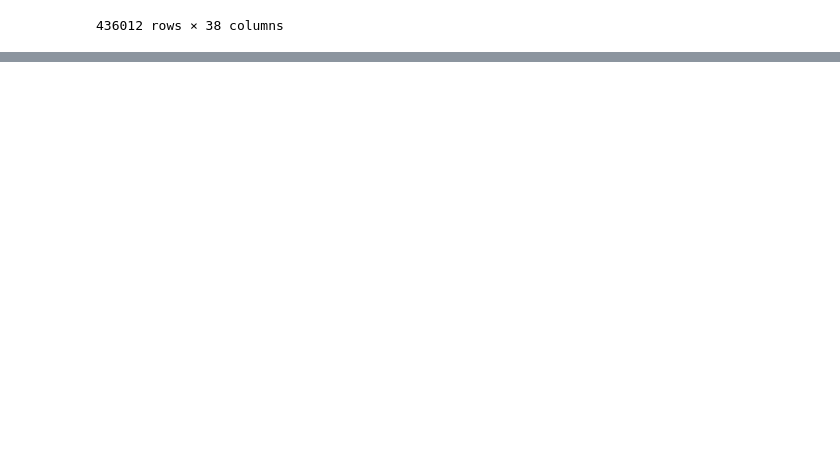
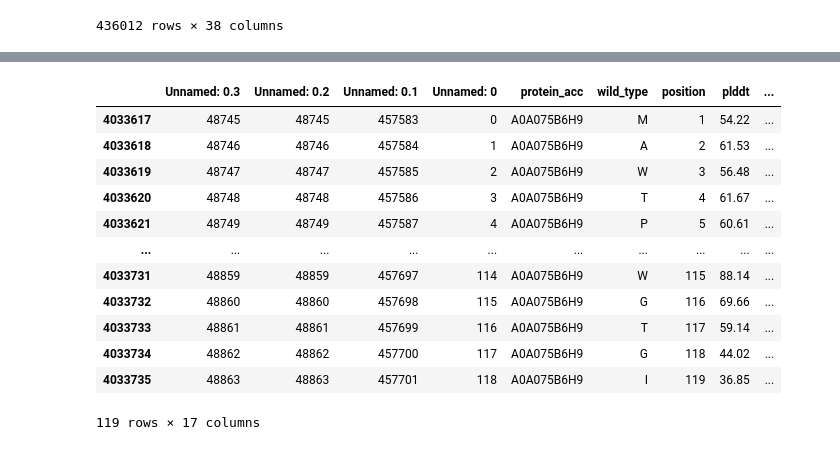
Before and after one commit to PhenoMeters/pheno_analysis, a Jupyter notebook: merge_results.ipynb, the cells around one changed output, grey strips where cells are left out. Cells and saved outputs as stored; diff of their text form; code cells hidden in the pictures; blank space fills up the shorter version.

```diff
--- a/merge_results.ipynb
+++ b/merge_results.ipynb
@@ -197,0 +375,18 @@ merged_interface_pocket_stability.to_csv("/qfs/projects/proteometer/pheno_analys
+# %%
+pockets_example = pd.read_csv("/rcfs/projects/proteometer/human_proteome_precaculated/pockets_precaculated.csv")
+pockets_example = pockets_example[pockets_example['protein_acc'] == "A0A075B6H9"]
+pockets_example
+# %% [output]
+|  | Unnamed: 0.3 | Unnamed: 0.2 | Unnamed: 0.1 | Unnamed: 0 | protein_acc | wild_type | position | plddt | ... |
+| 4033617 | 48745 | 48745 | 457583 | 0 | A0A075B6H9 | M | 1 | 54.22 | ... |
+| 4033618 | 48746 | 48746 | 457584 | 1 | A0A075B6H9 | A | 2 | 61.53 | ... |
+| 4033619 | 48747 | 48747 | 457585 | 2 | A0A075B6H9 | W | 3 | 56.48 | ... |
+| 4033620 | 48748 | 48748 | 457586 | 3 | A0A075B6H9 | T | 4 | 61.67 | ... |
+| 4033621 | 48749 | 48749 | 457587 | 4 | A0A075B6H9 | P | 5 | 60.61 | ... |
+| ... | ... | ... | ... | ... | ... | ... | ... | ... | ... |
+| 4033731 | 48859 | 48859 | 457697 | 114 | A0A075B6H9 | W | 115 | 88.14 | ... |
+| 4033732 | 48860 | 48860 | 457698 | 115 | A0A075B6H9 | G | 116 | 69.66 | ... |
+| 4033733 | 48861 | 48861 | 457699 | 116 | A0A075B6H9 | T | 117 | 59.14 | ... |
+| 4033734 | 48862 | 48862 | 457700 | 117 | A0A075B6H9 | G | 118 | 44.02 | ... |
+| 4033735 | 48863 | 48863 | 457701 | 118 | A0A075B6H9 | I | 119 | 36.85 | ... |
+119 rows × 17 columns
```
Also changed, not shown: parts of 41 cells of this notebook, 8 other files.
